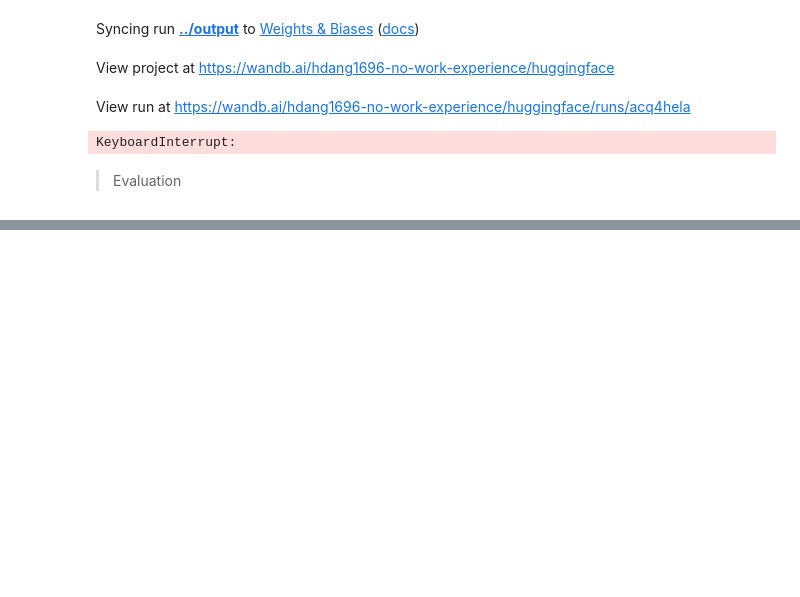
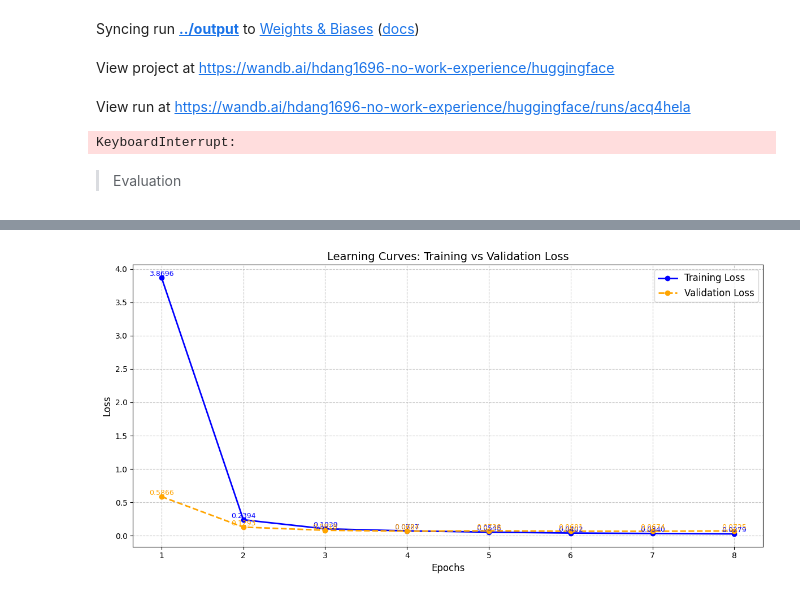
Before and after one commit to NgTrDung/Law_ChatBot, a Jupyter notebook: source_research/Source_Fine-Tuning/Fine_Tuning_Bert.ipynb, the cells around one changed output, grey strips where cells are left out. Saved outputs shown, nothing was run; the diff lists cells and outputs as text; code cells hidden in the pictures; blank space fills up the shorter version.

```diff
--- a/source_research/Source_Fine-Tuning/Fine_Tuning_Bert.ipynb
+++ b/source_research/Source_Fine-Tuning/Fine_Tuning_Bert.ipynb
@@ -368,0 +435,53 @@ Predicted Answer: Giải pháp thực hiện chủ trương, đường lối c
+# %%
+import json
+import matplotlib.pyplot as plt
+
+# Mở file trainer_state.json và đọc dữ liệu
+with open('./model/trainer_state.json', 'r') as f:
+    trainer_state = json.load(f)
+
+# Trích xuất log history từ trainer_state
+log_history = trainer_state.get('log_history', [])
+
+# Danh sách để lưu trữ giá trị loss
+train_loss = []
+val_loss = []
+epochs = []
+
+for entry in log_history:
+    # Nếu có loss huấn luyện
+    if 'loss' in entry:
+        train_loss.append(entry['loss'])
+    # Nếu có eval_loss (loss kiểm tra)
+    if 'eval_loss' in entry:
+        val_loss.append(entry['eval_loss'])
+        epochs.append(int(entry['epoch']))  # Chuyển đổi epoch thành int
+
+# Vẽ biểu đồ
+plt.figure(figsize=(12, 6))  # Tăng kích thước hình
+
+# Đối với loss huấn luyện
+plt.plot(range(1, len(train_loss) + 1), train_loss, marker='o', label='Training Loss', color='blue', linestyle='-', linewidth=2)
+
+# Hiển thị giá trị trên các điểm loss huấn luyện
+for i, loss in enumerate(train_loss):
+    plt.text(i + 1, loss, f'{loss:.4f}', ha='center', va='bottom', fontsize=9, color='blue')
+
+# Đối với loss kiểm tra
+plt.plot(epochs, val_loss, marker='o', label='Validation Loss', color='orange', linestyle='--', linewidth=2)
+
+# Hiển thị giá trị trên các điểm loss kiểm tra
+for i, loss in enumerate(val_loss):
+    plt.text(epochs[i], loss, f'{loss:.4f}', ha='center', va='bottom', fontsize=9, color='orange')
+
+# Thêm tiêu đề và nhãn
+plt.title('Learning Curves: Training vs Validation Loss', fontsize=14)
+plt.xlabel('Epochs', fontsize=12)
+plt.ylabel('Loss', fontsize=12)
+plt.xticks(range(1, max(len(train_loss), max(epochs)) + 1))  # Đặt tick trên trục x là các epoch
+plt.grid(True, linestyle='--', alpha=0.7)  # Thêm lưới với kiểu đường nét
+plt.legend(fontsize=12)
+plt.tight_layout()  # Tự động điều chỉnh kích thước cho vừa
+plt.show()
+# %% [output]
+[figure, added]
```
Also changed, not shown: parts of 5 cells of this notebook, 5 other files.
